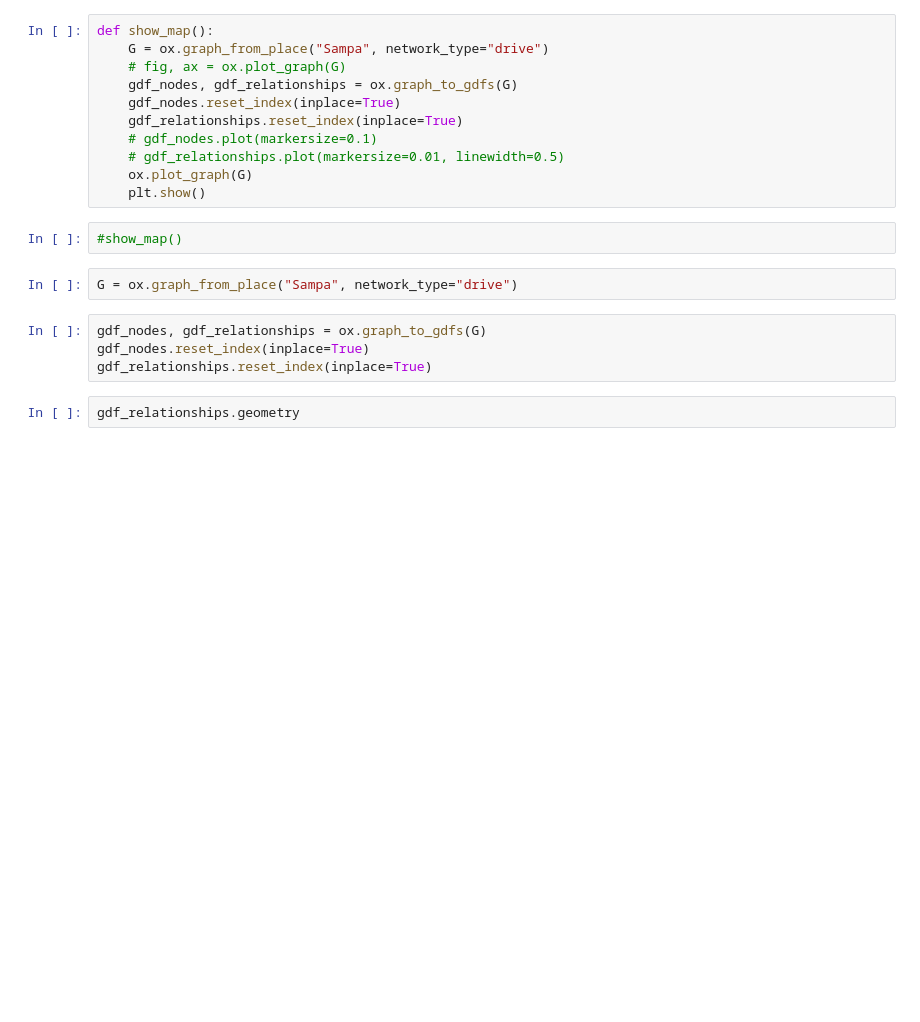
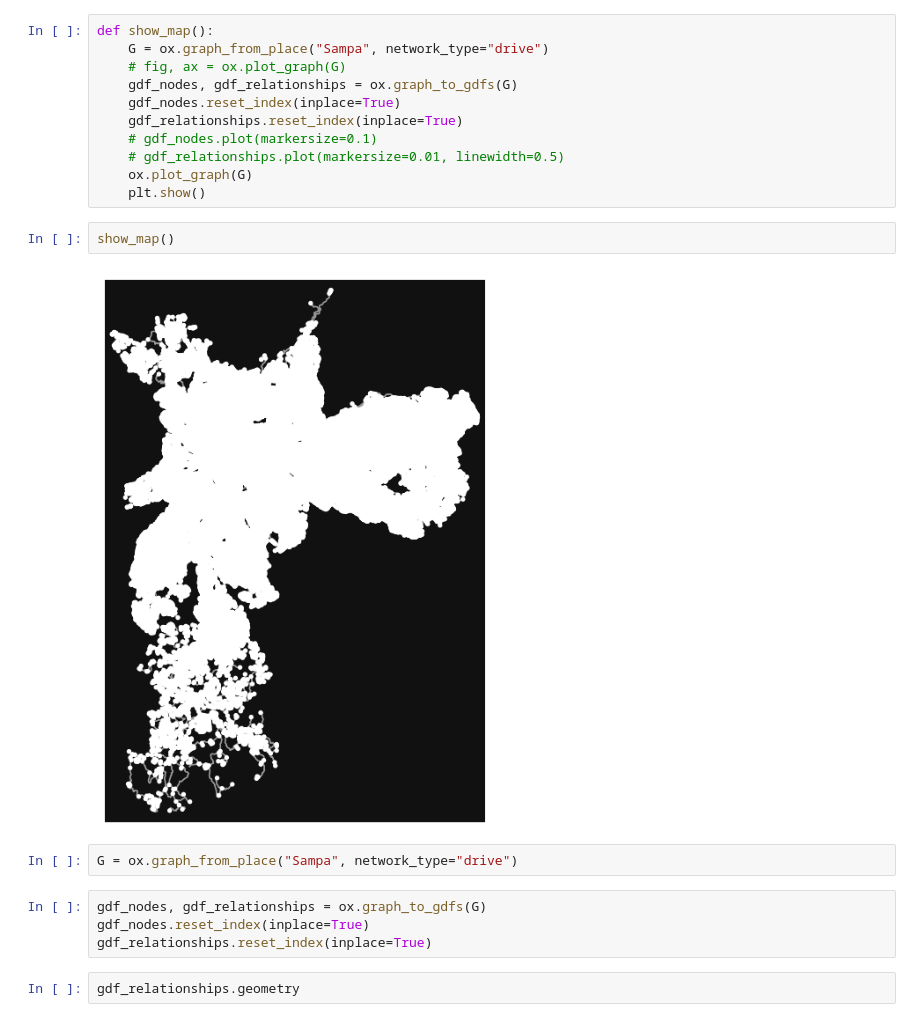
Before and after one commit to Rafael-Cordeiro/multipoint-routing-app, a Jupyter notebook: osm-integration/Untitled.ipynb, the cells around one changed output. Drawn from its saved outputs; the diff is of its cells as text; blank space fills up the shorter version.

```diff
--- a/osm-integration/Untitled.ipynb
+++ b/osm-integration/Untitled.ipynb
@@ -13,7 +16,9 @@ def show_map():
     ox.plot_graph(G)
     plt.show()
 # %%
-#show_map()
+show_map()
+# %% [output]
+[figure, added]
 # %%
 G = ox.graph_from_place("Sampa", network_type="drive")
 # %%
```
Also changed, not shown: parts of 10 cells of this notebook.
